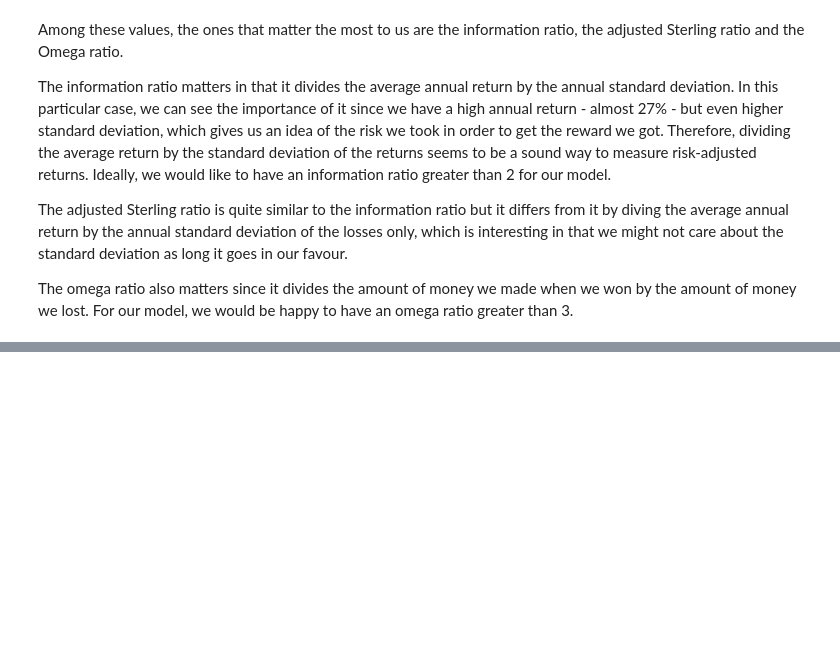
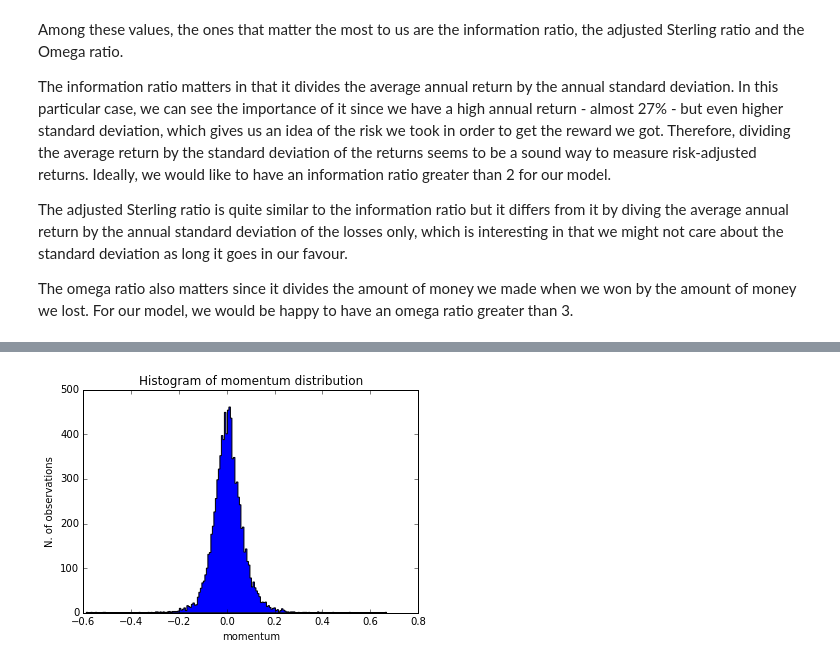
Before and after one commit to DannyZuko/machine-learning, a Jupyter notebook: projects/capstone/report.ipynb, the cells around one changed output, grey strips where cells are left out. Saved outputs shown, nothing was run; the diff lists cells and outputs as text; code cells hidden in the pictures; blank space fills up the shorter version.

```diff
--- a/projects/capstone/report.ipynb
+++ b/projects/capstone/report.ipynb
@@ -402,0 +480,8 @@ The omega ratio also matters since it divides the amount of money we made when w
+# %%
+plt.hist(momentum.dropna().values, bins=200, histtype='stepfilled')
+plt.xlabel('momentum')
+plt.ylabel('N. of observations')
+plt.title('Histogram of momentum distribution')
+plt.show()
+# %% [output]
+[figure, added]
```
Also changed, not shown: parts of 13 cells of this notebook, 1 other file.
